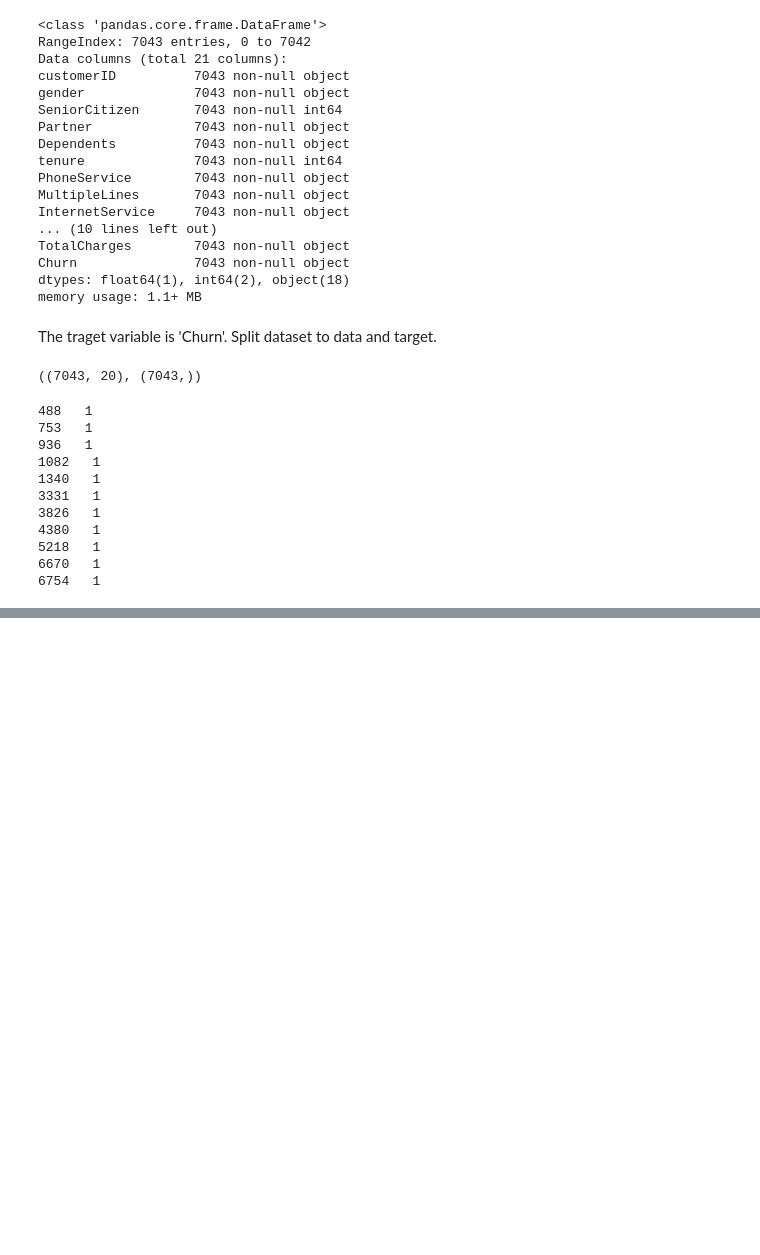
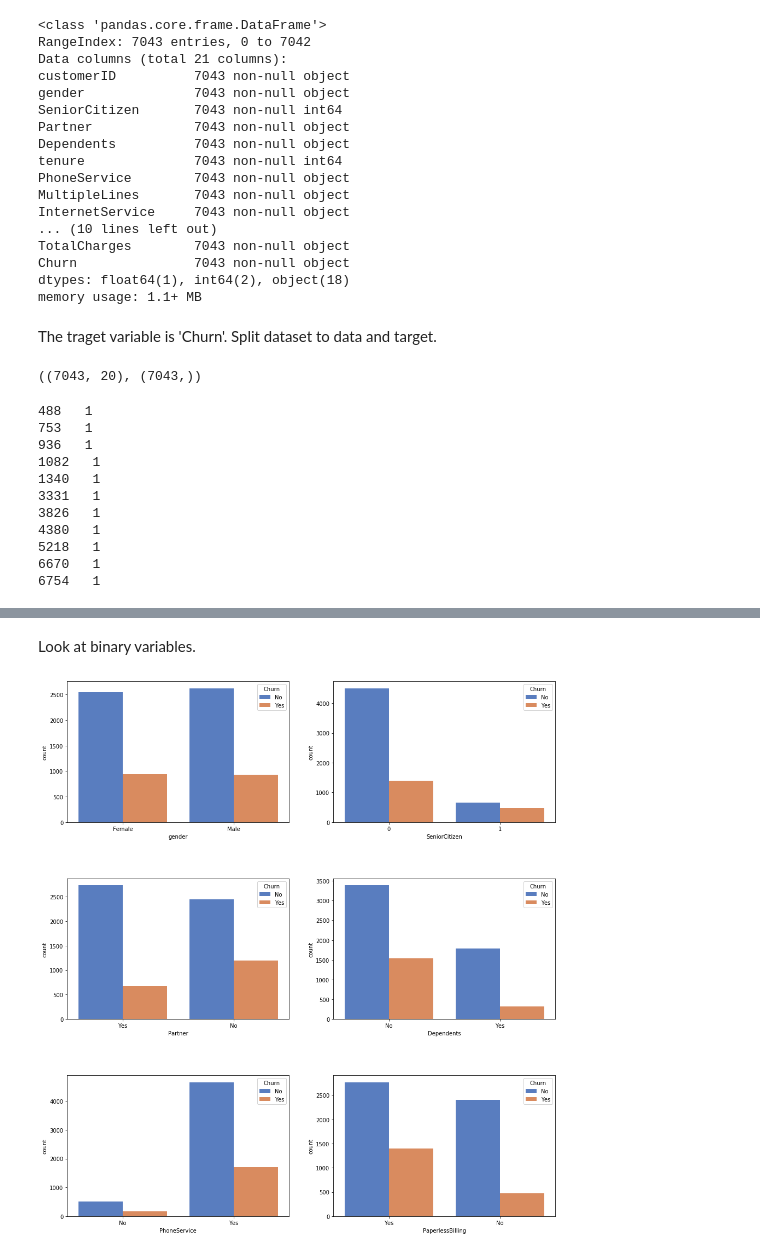
Before and after one commit to ignatl/telco_churn_kaggle_blastchar, a Jupyter notebook: telco_customer_churn.ipynb, the cells around one changed output, grey strips where cells are left out. Drawn from its saved outputs; the diff is of its cells as text; code cells hidden in the pictures; blank space fills up the shorter version.

```diff
--- a/telco_customer_churn.ipynb
+++ b/telco_customer_churn.ipynb
@@ -95,0 +115,8 @@ Name: Churn, dtype: int64
+# %% [markdown]
+Look at binary variables.
+# %%
+bin_features = ['gender', 'SeniorCitizen', 'Partner', 'Dependents', 'PhoneService', 'PaperlessBilling']
+
+build_histograms(df, bin_features)
+# %% [output]
+[figure, added]
```
Also changed, not shown: parts of 13 cells of this notebook.
